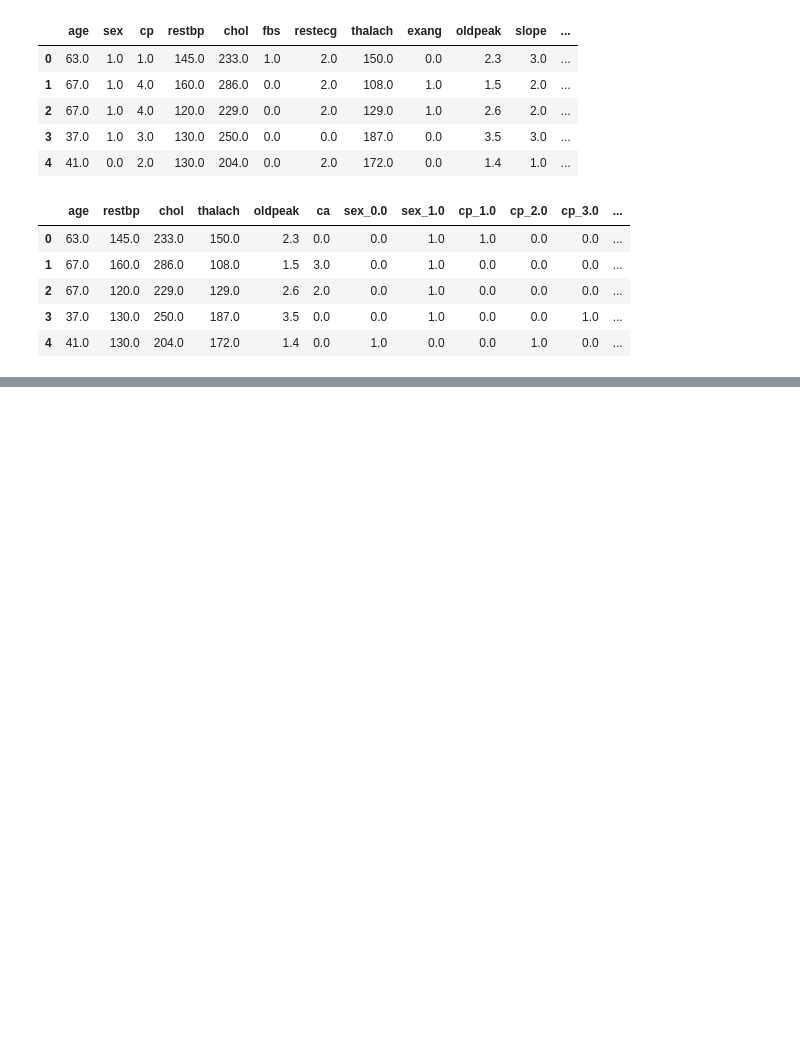
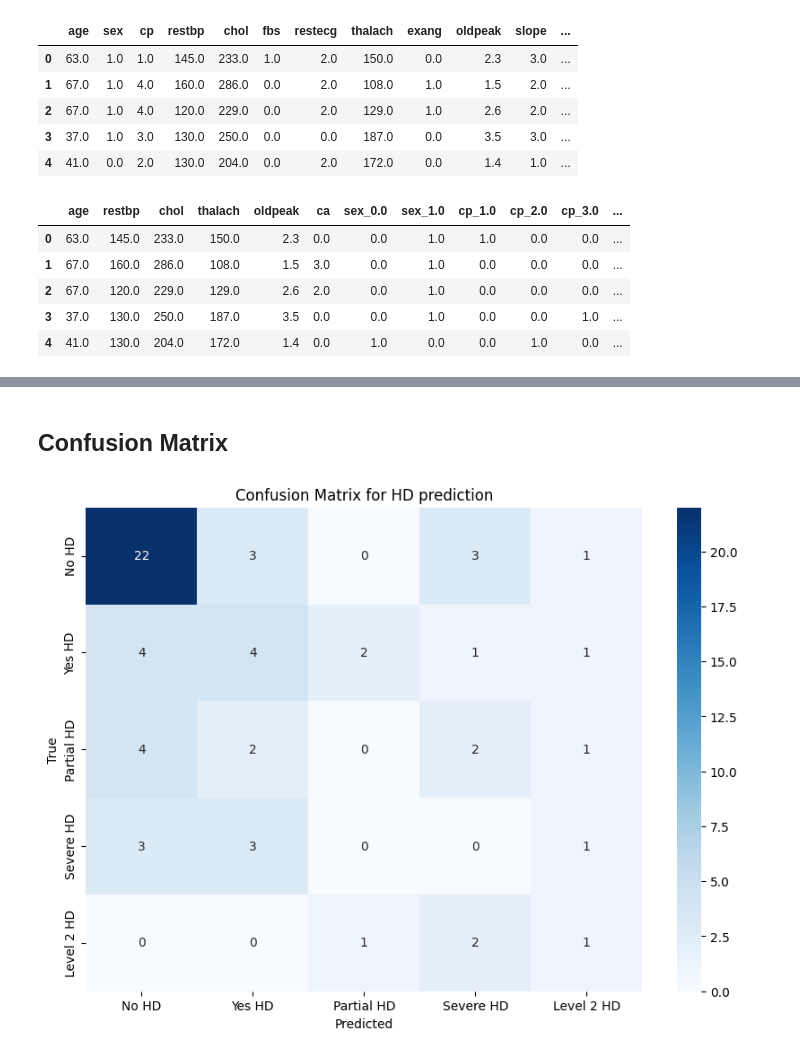
Before and after one commit to Priyo-prog/Heart-Disease-Project, a Jupyter notebook: Decision Tree.ipynb, the cells around one changed output, grey strips where cells are left out. Saved outputs shown, nothing was run; the diff lists cells and outputs as text; code cells hidden in the pictures; blank space fills up the shorter version.

```diff
--- a/Decision Tree.ipynb
+++ b/Decision Tree.ipynb
@@ -334,0 +390,16 @@ X.head()
+# %% [markdown]
+## Confusion Matrix
+# %%
+cm = confusion_matrix(y_test, y_pred)
+# %%
+plt.figure(figsize=(10,7))
+
+sns.heatmap(cm, annot=True, fmt="d", cmap="Blues",
+            xticklabels=["No HD", "Yes HD", "Partial HD", "Severe HD", "Level 2 HD"],
+            yticklabels=["No HD", "Yes HD", "Partial HD", "Severe HD", "Level 2 HD"])
+plt.xlabel("Predicted")
+plt.ylabel("True")
+plt.title("Confusion Matrix for HD prediction")
+plt.show()
+# %% [output]
+[figure, added]
```
Also changed, not shown: parts of 13 cells of this notebook.
